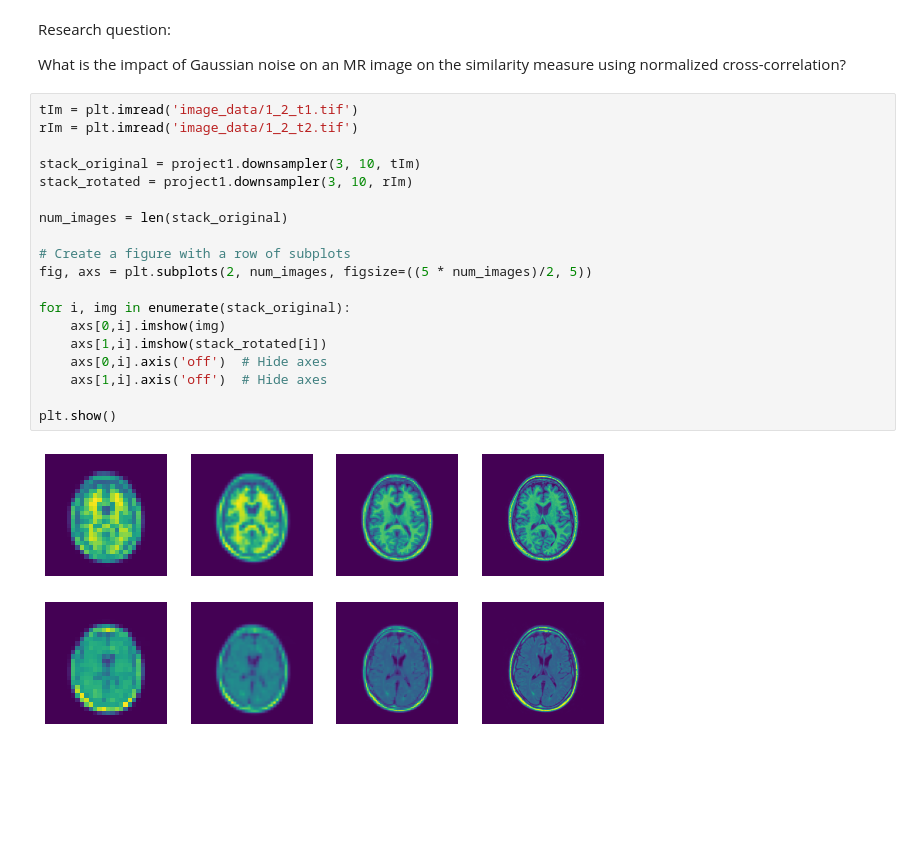
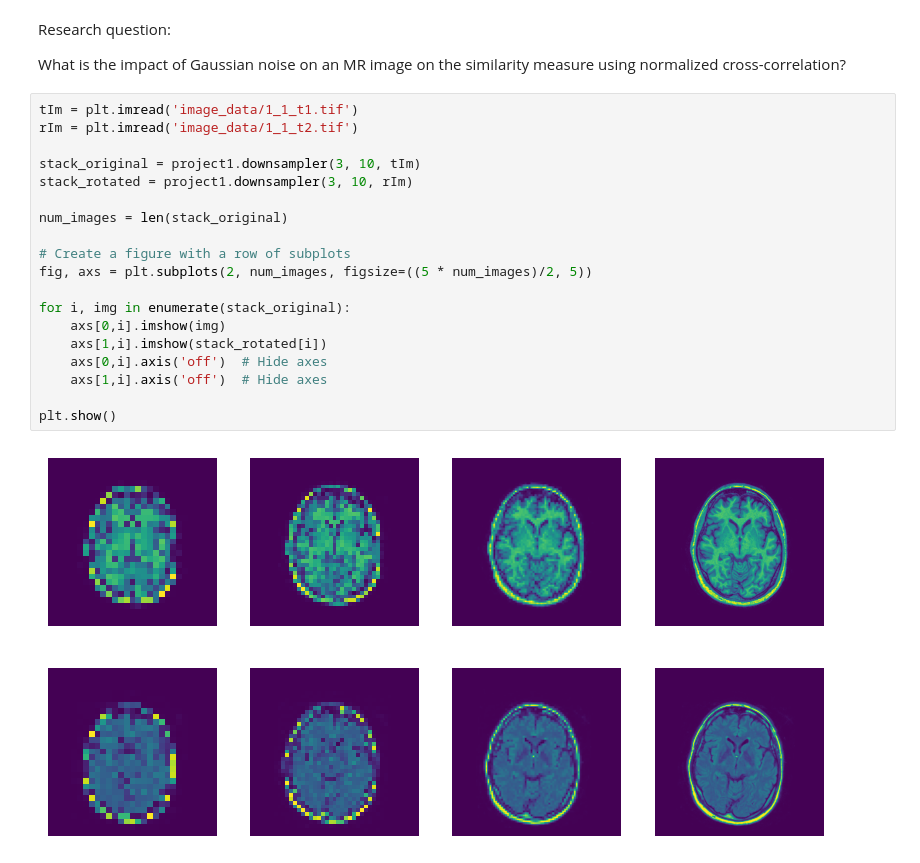
Before and after one commit to LarsvanSprang/8be030-13, a Jupyter notebook: main.ipynb, the cells around one changed output. Saved outputs shown, nothing was run; the diff lists cells and outputs as text; blank space fills up the shorter version.

```diff
--- a/main.ipynb
+++ b/main.ipynb
@@ -106,26 +106,26 @@ Research question:
 
 What is the impact of Gaussian noise on an MR image on the similarity measure using normalized cross-correlation?
 # %%
-tIm = plt.imread('image_data/1_2_t1.tif')
-rIm = plt.imread('image_data/1_2_t2.tif')
+tIm = plt.imread('image_data/1_1_t1.tif')
+rIm = plt.imread('image_data/1_1_t2.tif')
 
 stack_original = project1.downsampler(3, 10, tIm)
 stack_rotated = project1.downsampler(3, 10, rIm)
 
 num_images = len(stack_original)
 
 # Create a figure with a row of subplots
 fig, axs = plt.subplots(2, num_images, figsize=((5 * num_images)/2, 5))
 
 for i, img in enumerate(stack_original):
     axs[0,i].imshow(img)
     axs[1,i].imshow(stack_rotated[i])
     axs[0,i].axis('off')  # Hide axes
     axs[1,i].axis('off')  # Hide axes
 
 plt.show()
 # %% [output]
-[figure, old version]
+[figure, new version]
 # %%
 
 for i in range(0, num_images):
```
Also changed, not shown: parts of 3 cells of this notebook.
